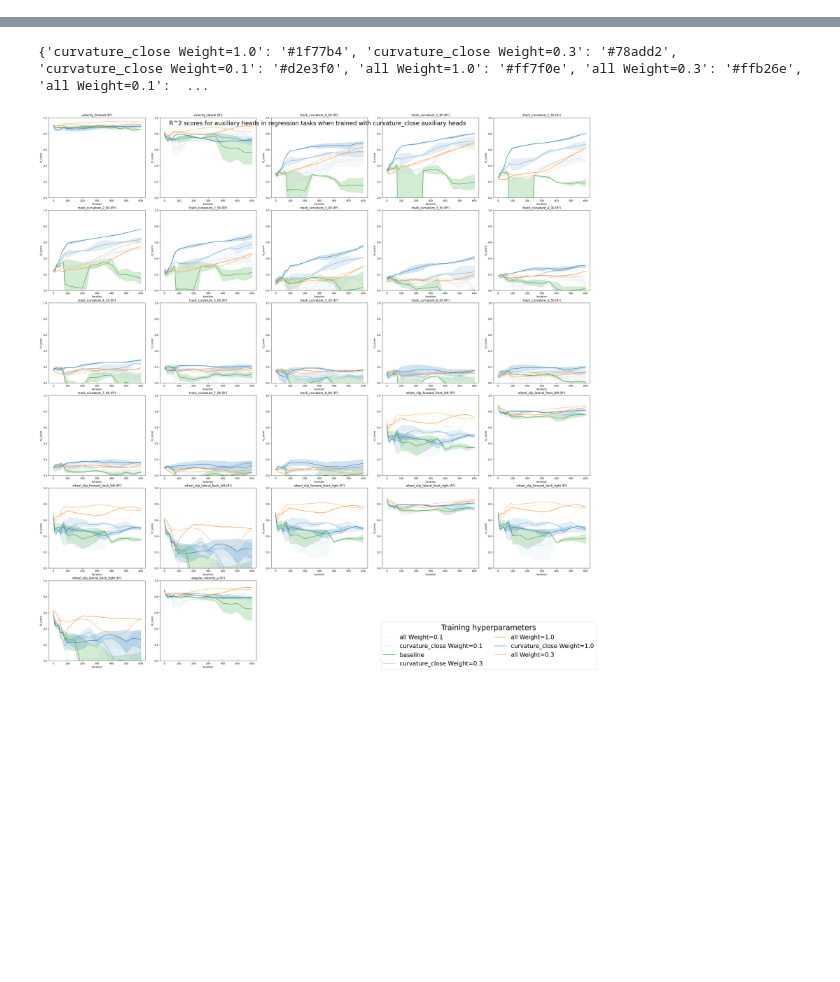
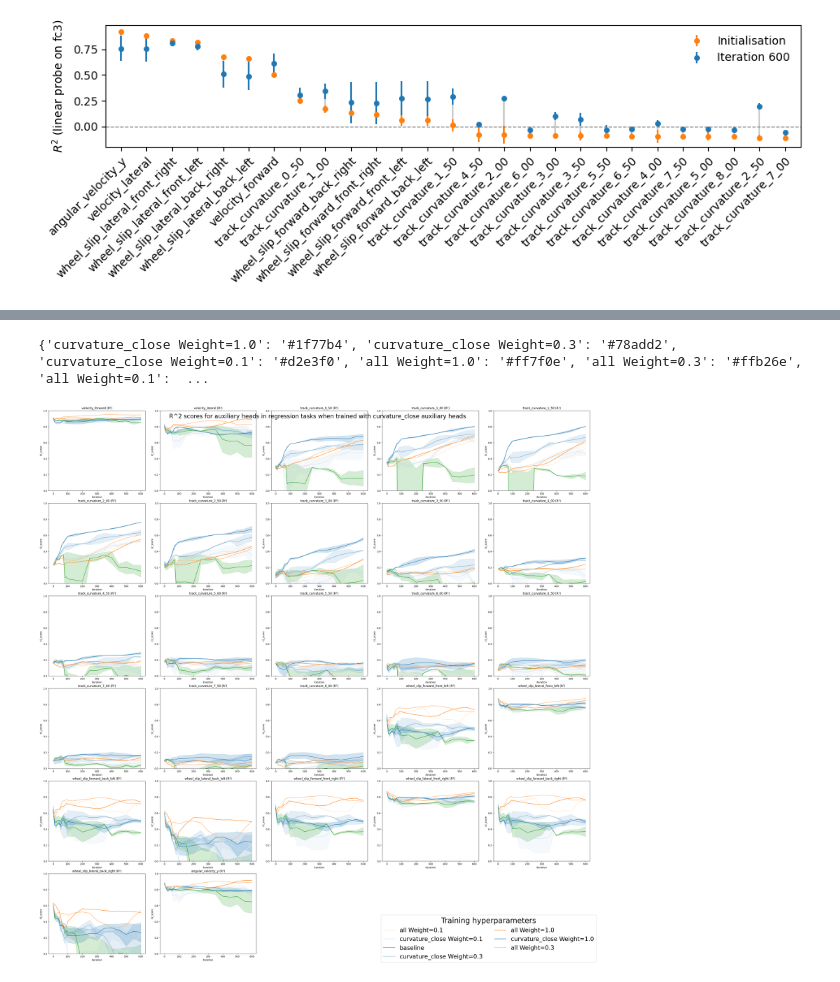
Before and after one commit to jacquesamsel/skripsie, a Jupyter notebook: aux_head_regression_results.ipynb, the cells around one changed output, grey strips where cells are left out. Drawn from its saved outputs; the diff is of its cells as text; code cells hidden in the pictures; blank space fills up the shorter version.

```diff
--- a/aux_head_regression_results.ipynb
+++ b/aux_head_regression_results.ipynb
@@ -46,0 +47,16 @@ data
+# %%
+baseline = (
+    data[data["model_name"] == "baseline"]
+    .groupby(["iteration", "target"])["r2_score"]
+    .agg(["mean", "std"])
+    .reset_index()
+)
+final_it = baseline["iteration"].max()
+
+baseline_data = data[data["model_name"] == "baseline"].groupby(["model_name", "iteration", "target"]).agg({"r2_score": ["mean", "std"]}).reset_index()
+print(baseline_data)
+baseline_data[baseline_data["iteration"].isin([0, 100, 200, 300, 400, 500, 599])].pivot_table(
+    index="target",
+    columns="iteration",
+    values="r2_score"
+)
@@ -46,0 +98,23 @@ data
+# %%
+start = baseline[baseline.iteration == 0].set_index("target")
+end = baseline[baseline.iteration == final_it].set_index("target")
+order = start["mean"].sort_values(ascending=False).index   # left = highest at init
+start, end = start.loc[order], end.loc[order]
+x = np.arange(len(order))
+
+fig, ax = plt.subplots(figsize=(0.3 * len(order) + 1.5, 3.5))
+ax.vlines(x, start["mean"], end["mean"], color="0.8", zorder=1)
+ax.errorbar(x, start["mean"], yerr=start["std"], fmt="o", ms=4,
+            color="tab:orange", label="Initialisation", capsize=0)
+ax.errorbar(x, end["mean"], yerr=end["std"], fmt="o", ms=4,
+            color="tab:blue", label=f"Iteration {final_it}", capsize=0)
+ax.set_xticks(x, order, rotation=45, ha="right", rotation_mode="anchor")
+ax.set_xlim(-0.6, len(order) - 0.4)
+ax.set_ylabel(r"$R^2$ (linear probe on fc3)")
+ax.set_ylim(bottom=max(-0.2, ax.get_ylim()[0]))            # clip very negative R²
+ax.axhline(0, color="0.5", lw=0.8, ls="--")
+ax.legend(loc="upper right", frameon=False)
+fig.tight_layout()
+fig.savefig("probe_dumbbell.pdf")
+# %% [output]
+[figure, added]
```
Also changed, not shown: parts of 3 cells of this notebook, 2 other files.
